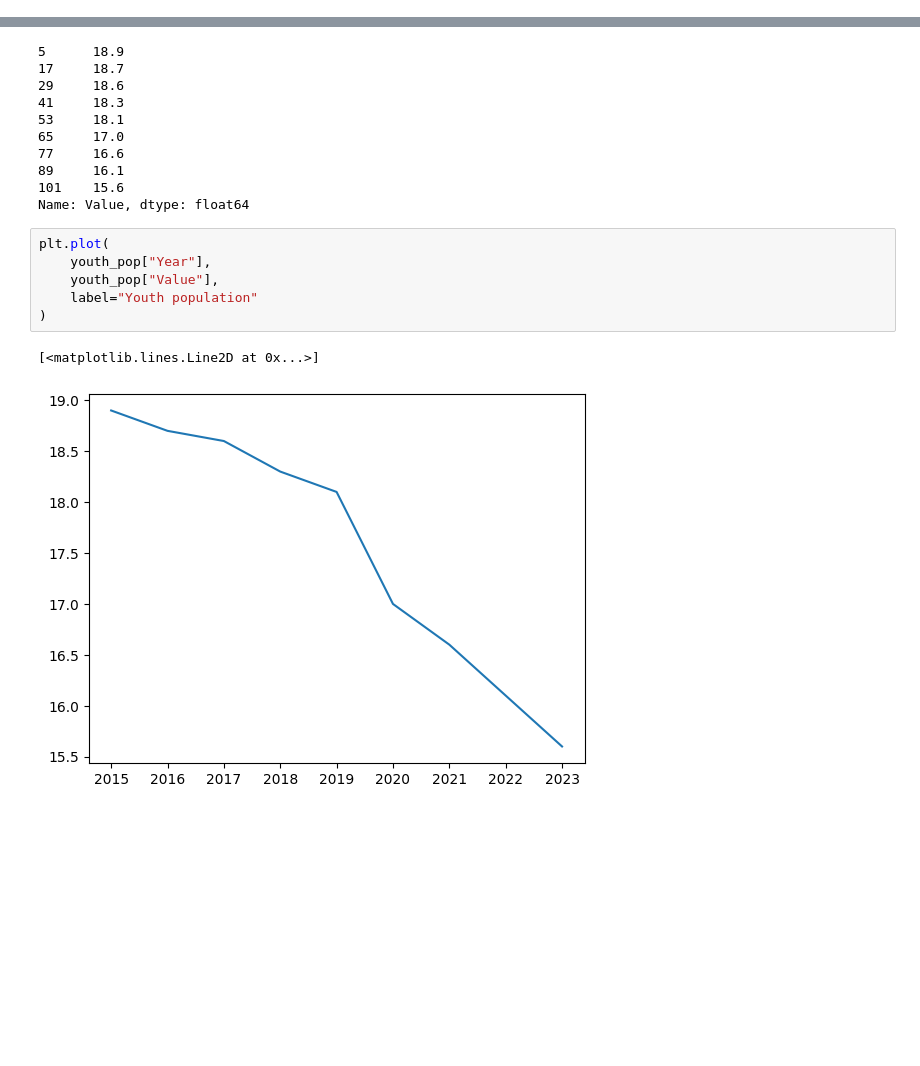
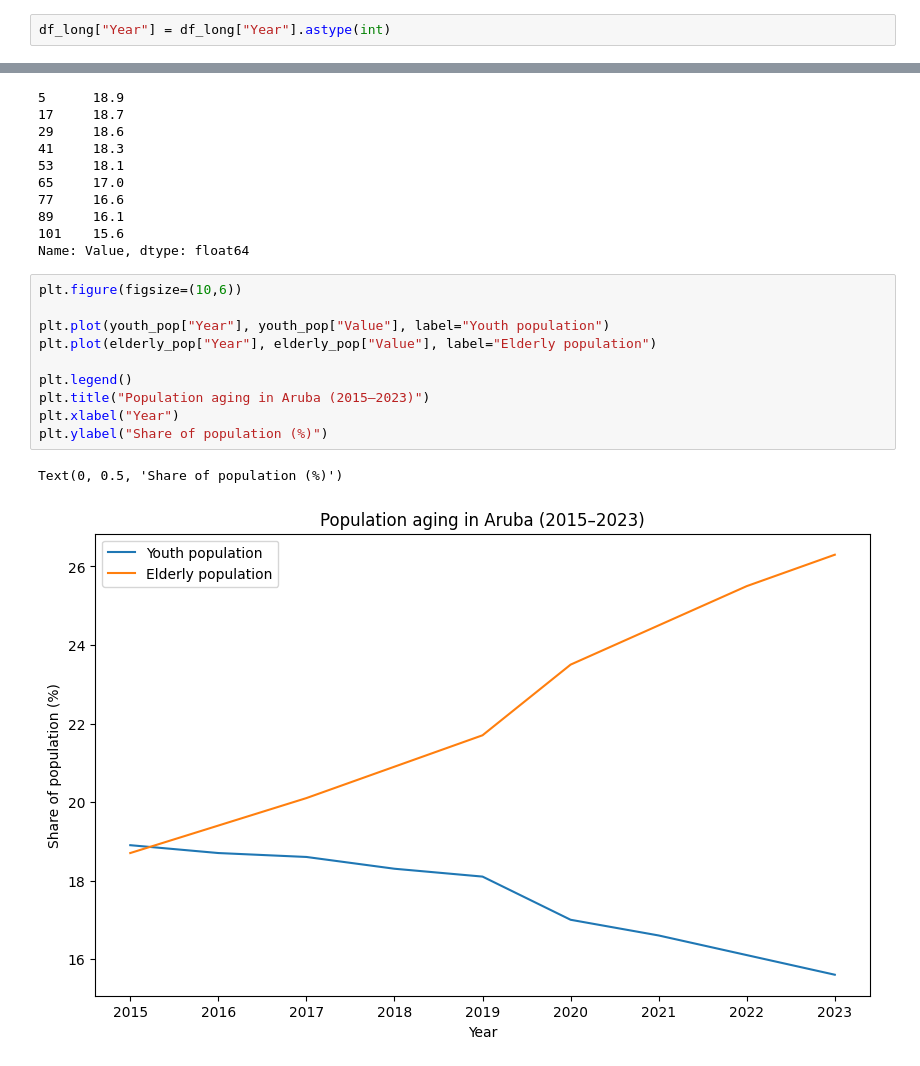
Before and after one commit to GirelliG-it/aruba_population_analyses, a Jupyter notebook: notebooks/First_Demographic_Analysis.ipynb, the cells around one changed output, grey strips where cells are left out. Cells and saved outputs as stored; diff of their text form; blank space fills up the shorter version.

```diff
--- a/notebooks/First_Demographic_Analysis.ipynb
+++ b/notebooks/First_Demographic_Analysis.ipynb
@@ -89 +107,3 @@ df_long = df_wide.melt(
+# %%
+df_long["Year"] = df_long["Year"].astype(int)
 # %%
@@ -139,11 +167,15 @@ youth_pop["Value"]
 101    15.6
 Name: Value, dtype: float64
 # %%
-plt.plot(
-    youth_pop["Year"],
-    youth_pop["Value"],
-    label="Youth population"
-)
+plt.figure(figsize=(10,6))
+
+plt.plot(youth_pop["Year"], youth_pop["Value"], label="Youth population")
+plt.plot(elderly_pop["Year"], elderly_pop["Value"], label="Elderly population")
+
+plt.legend()
+plt.title("Population aging in Aruba (2015–2023)")
+plt.xlabel("Year")
+plt.ylabel("Share of population (%)")
 # %% [output]
-[<matplotlib.lines.Line2D at 0x...>]
+Text(0, 0.5, 'Share of population (%)')
-[figure, old version]
+[figure, new version]
```
Also changed, not shown: parts of 7 cells of this notebook, 4 other files.
